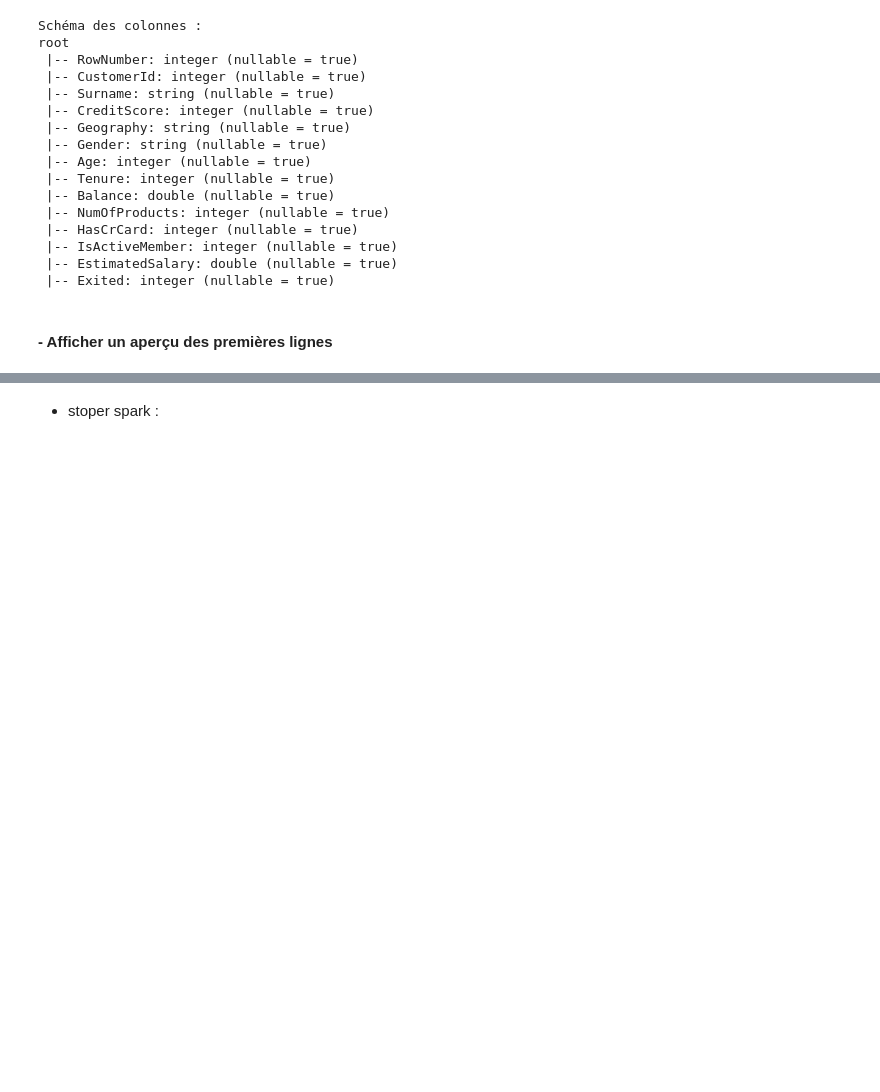
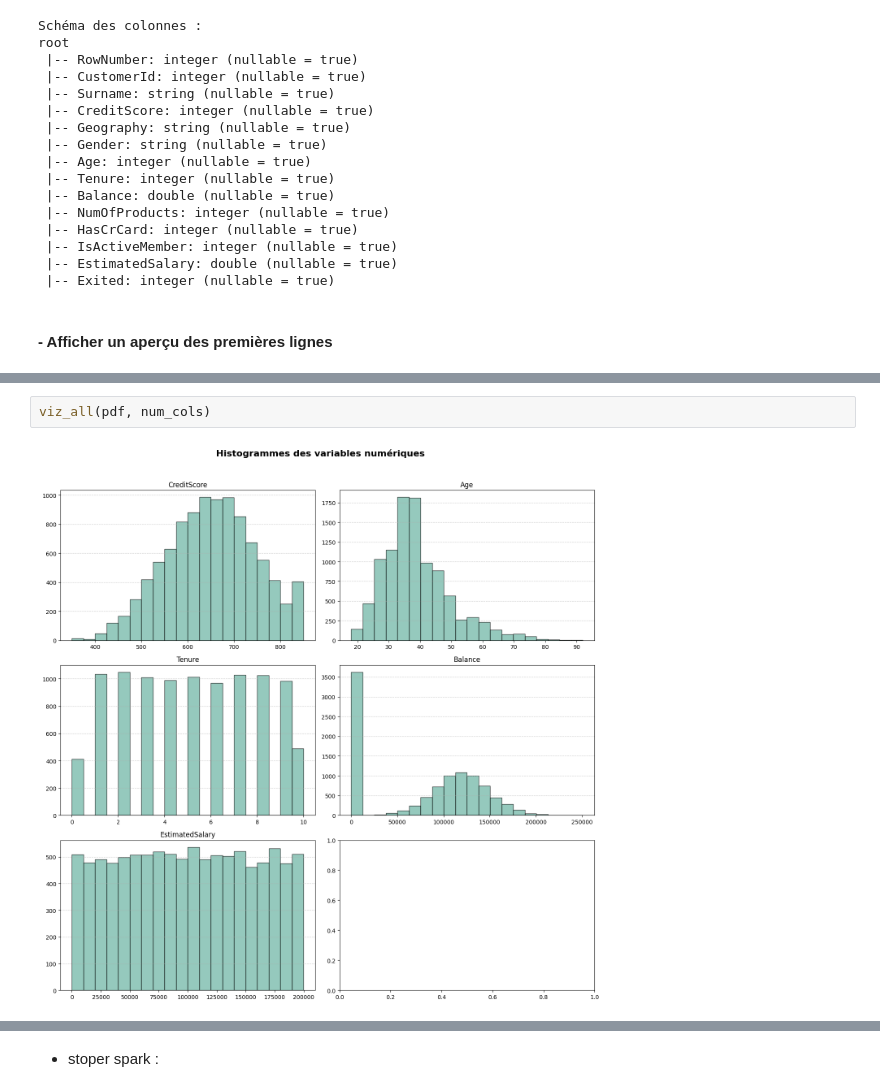
Before and after one commit to bouchramilo/BankAttritionFlow, a Jupyter notebook: notebooks/Eda.ipynb, the cells around one changed output, grey strips where cells are left out. Cells and saved outputs as stored; diff of their text form; blank space fills up the shorter version.

```diff
--- a/notebooks/Eda.ipynb
+++ b/notebooks/Eda.ipynb
@@ -125,0 +267,4 @@ only showing top 5 rows
+# %%
+viz_all(pdf, num_cols)
+# %% [output]
+[figure, added]
```
Also changed, not shown: parts of 20 cells of this notebook, 4 other files.
